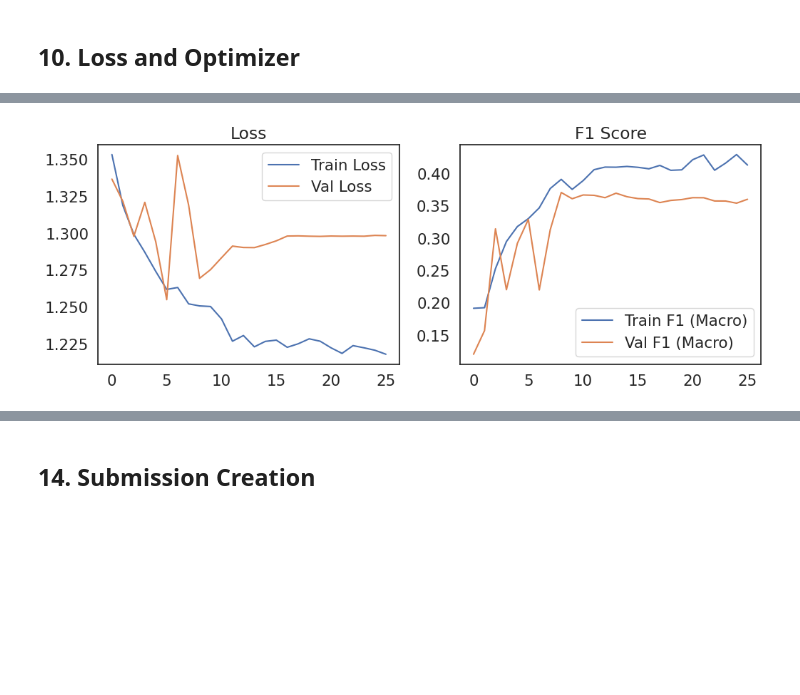
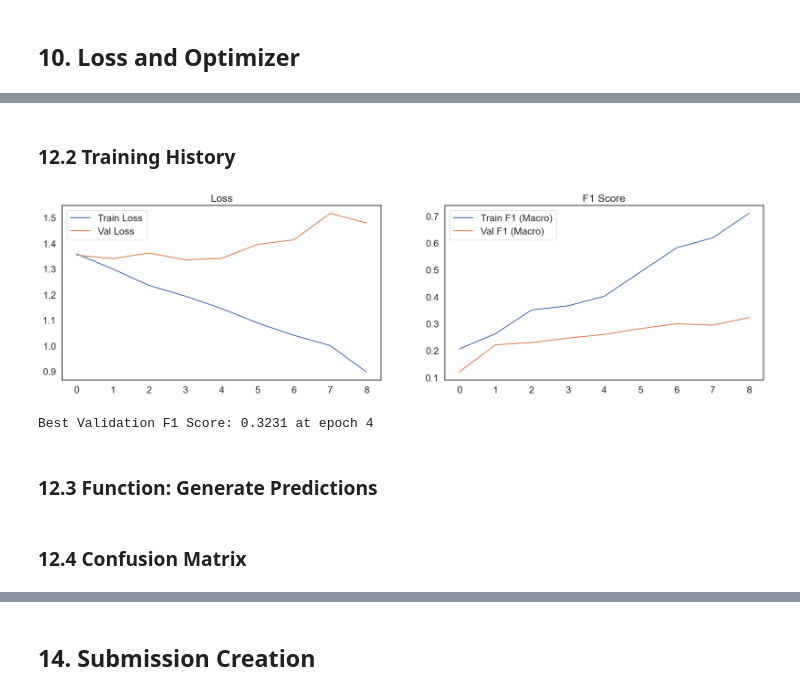
Before and after one commit to OBulun/AN2DL_CH_2, a Jupyter notebook: Notebooks/MobileNetV3.ipynb, the cells around one changed output, grey strips where cells are left out. Drawn from its saved outputs; the diff is of its cells as text; code cells hidden in the pictures; blank space fills up the shorter version.

```diff
--- a/Notebooks/MobileNetV3.ipynb
+++ b/Notebooks/MobileNetV3.ipynb
@@ -430,7 +434,7 @@ train_loader = DataLoader(
     train_dataset,
     batch_size=BATCH_SIZE,
     shuffle=True,          # Shuffle patches to break batch correlations
-    num_workers=num_workers,         # Adjust based on your CPU
+    num_workers=0,         # Adjust based on your CPU
     pin_memory=True        # Faster data transfer to CUDA
 )
 
@@ -438,13 +442,13 @@ val_loader = DataLoader(
     val_dataset,
     batch_size=BATCH_SIZE,
     shuffle=False,         # No need to shuffle validation
-    num_workers=num_workers,
+    num_workers=0,
     pin_memory=True
 )
 
 print(f"Train Loader: {len(train_loader)} batches")
 print(f"Val Loader: {len(val_loader)} batches")
-print(f"Num workers: {num_workers}")
+print(f"Num workers: {train_loader.num_workers}")
 # %% [output]
 Train Loader: 35 batches
 Val Loader: 10 batches
@@ -483,8 +487,8 @@ DROPOUT_RATE = 0.3
 HIDDEN_SIZE = 512
 L2_REG = 1e-4
 
-NUM_EPOCHS = 200  # Increased since we have early stopping
-PATIENCE = 20    # Stop if val_loss doesn't improve for 5 epochs
+NUM_EPOCHS = 10  # Increased since we have early stopping
+PATIENCE = 5    # Stop if val_loss doesn't improve for 5 epochs
 # %% [markdown]
 ## **9. Model Definition (Transfer Learning - MobileNetV3)**
 # %%
@@ -650,6 +665,8 @@ def validate(model, loader, criterion, device):
 best_val_f1 = 0.0
 best_val_loss = float('inf')
 patience_counter = 0
+best_tl_epoch = 0
+model_saved = False
 
 history = {'train_loss': [], 'train_f1': [], 'val_loss': [], 'val_f1': []}
 
@@ -671,24 +688,27 @@ for epoch in range(NUM_EPOCHS):
     history['val_loss'].append(val_loss)
     history['val_f1'].append(val_f1)
 
-    print(f"Epoch {epoch+1}/{NUM_EPOCHS} | "
-          f"Train Loss: {train_loss:.4f} F1: {train_f1:.4f} | "
-          f"Val Loss: {val_loss:.4f} F1: {val_f1:.4f}")
 
     # --- Checkpointing (Save Best Model based on F1) ---
     if val_f1 > best_val_f1:
         best_val_f1 = val_f1
         torch.save(model.state_dict(), 'models/best_model_mobilenetv3_tl.pt')
-        print(f"   >>> Found best model (F1: {best_val_f1:.4f}). Saved.")
+        model_saved = True
+    else:
+        model_saved = False
 
-    # --- Early Stopping (Monitor Val Loss) ---
-    # We monitor Loss for stopping because F1 can fluctuate even if model is converging
-    if val_loss < best_val_loss:
-        best_val_loss = val_loss
+    # --- Early Stopping (Monitor Val F1) ---
+    if val_f1 < best_val_f1:
+        best_val_f1 = val_f1
         patience_counter = 0  # Reset counter
+        best_tl_epoch = epoch + 1
     else:
         patience_counter += 1
-        print(f"   >>> EarlyStopping counter: {patience_counter}/{PATIENCE}")
+
+    if model_saved:
+        print(f"TL Epoch {epoch+1}/{NUM_EPOCHS} | Loss: {train_loss:.4f} | F1: {train_f1:.4f} | Val F1: {val_f1:.4f} | Patience: {patience_counter}/{PATIENCE} ✓")
+    else:
+        print(f"TL Epoch {epoch+1}/{NUM_EPOCHS} | Loss: {train_loss:.4f} | F1: {train_f1:.4f} | Val F1: {val_f1:.4f} | Patience: {patience_counter}/{PATIENCE}")
 
     if patience_counter >= PATIENCE:
         print("   >>> Early Stopping Triggered! Training stopped.")
@@ -721,20 +736,27 @@ Epoch 11/200 | Train Loss: 1.2421 F1: 0.3889 | Val Loss: 1.2834 F1: 0.3668
+# %% [markdown]
+### 12.2 Training History
 # %%
 # Plotting results
-plt.figure(figsize=(12, 4))
+plt.figure(figsize=(20, 5))
 plt.subplot(1, 2, 1)
 plt.plot(history['train_loss'], label='Train Loss')
 plt.plot(history['val_loss'], label='Val Loss')
 plt.legend()
 plt.title('Loss')
 
 plt.subplot(1, 2, 2)
 plt.plot(history['train_f1'], label='Train F1 (Macro)')
 plt.plot(history['val_f1'], label='Val F1 (Macro)')
 plt.legend()
 plt.title('F1 Score')
 plt.show()
+
+print("Best Validation F1 Score: {:.4f} at epoch {}".format(best_val_f1, best_tl_epoch))
 # %% [output]
-[figure, old version]
+[figure, new version]
+Best Validation F1 Score: 0.3231 at epoch 4
+# %% [markdown]
+### 12.3 Function: Generate Predictions
 # %%
 def get_image_predictions(model, loader, device):
     """
@@ -796,6 +818,8 @@ def get_image_predictions(model, loader, device):
         y_pred.append(pred_label)
 
     return y_true, y_pred
+# %% [markdown]
+### 12.4 Confusion Matrix
 # %%
 
 # 3. Calculate and Plot Confusion Matrix
```
Also changed, not shown: parts of 32 cells of this notebook.
